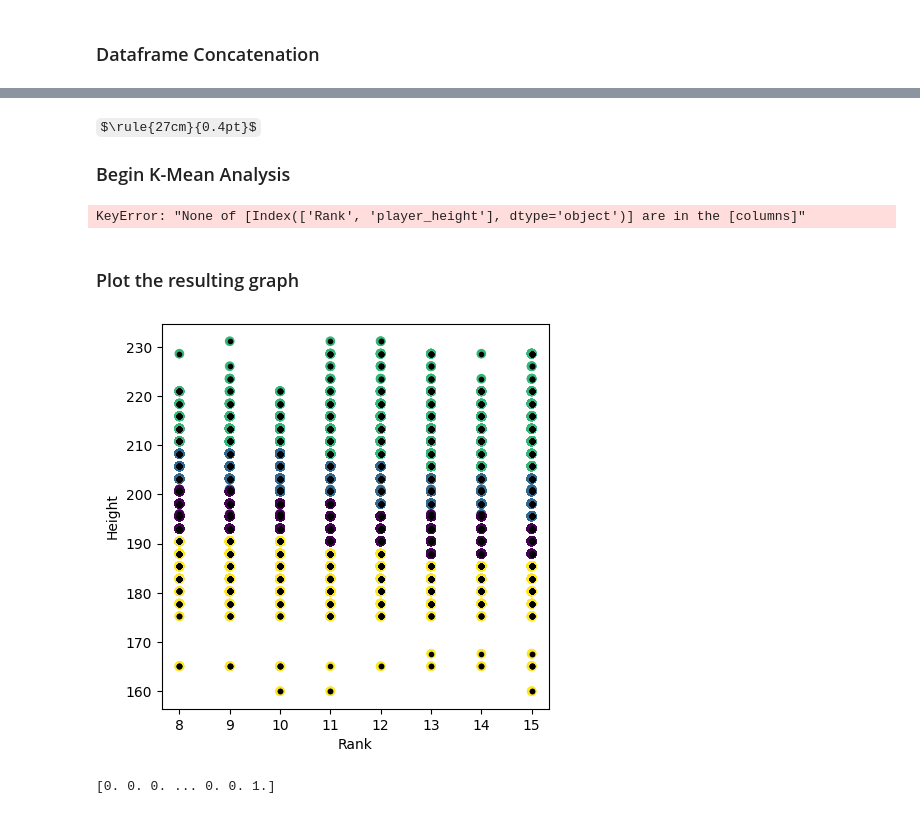
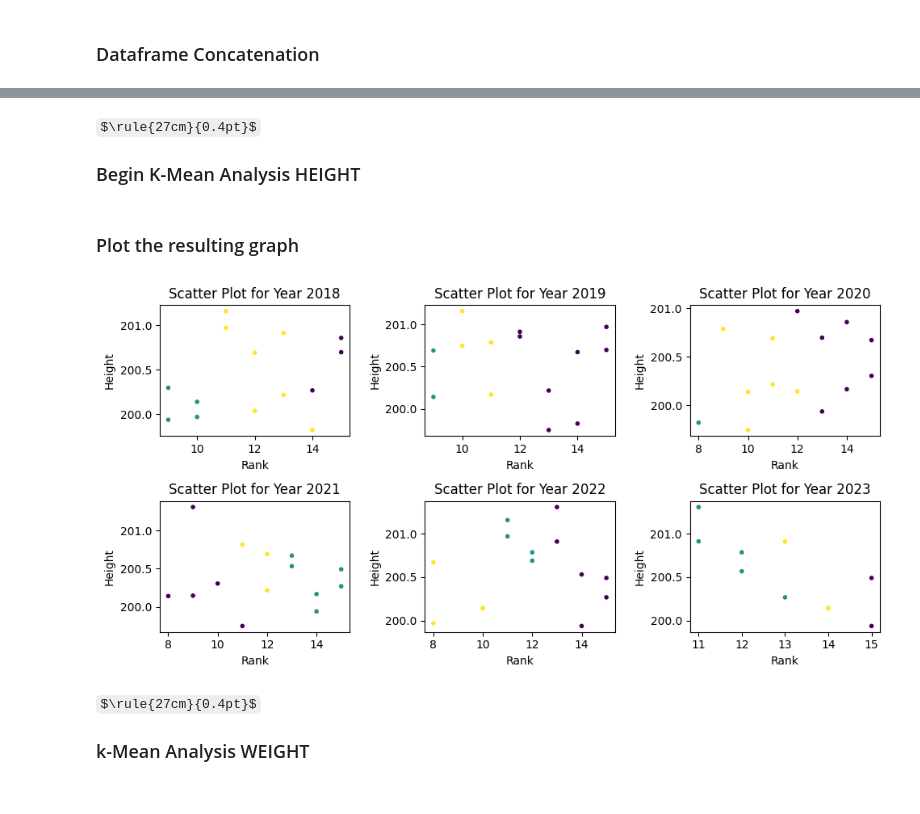
Before and after one commit to colekrant/ADS-Final-Project, a Jupyter notebook: height_weight.ipynb, the cells around one changed output, grey strips where cells are left out. Drawn from its saved outputs; the diff is of its cells as text; code cells hidden in the pictures; some formulas as TeX source.

```diff
--- a/height_weight.ipynb
+++ b/height_weight.ipynb
@@ -206,32 +231,49 @@ df.head(3)
 # %% [markdown]
 $\rule{27cm}{0.4pt}$
-### Begin K-Mean Analysis
+### Begin K-Mean Analysis HEIGHT
-# %%
-centroids, clusters, mean_error = kMeans(dfMaster[["Rank", "player_height"]], k=4)
-
-print('\n    Mean Error of {}'.format(mean_error))
-
-print('\nCentroids:')
-print(centroids)
-
-print('\nClusters:')
-print(clusters)
-# %% [output]
-KeyError: "None of [Index(['Rank', 'player_height'], dtype='object')] are in the [columns]"
+# %%
+#--------------------------------------------------------------------------------#
+## Use k-Means for clustering
+centroids_23, clusters_23, mean_error_23 = kMeans(df_23[["Rank", "Avg_Height"]], k=3)
+centroids_22, clusters_22, mean_error_22 = kMeans(df_22[["Rank", "Avg_Height"]], k=3)
+centroids_21, clusters_21, mean_error_21 = kMeans(df_21[["Rank", "Avg_Height"]], k=3)
+centroids_20, clusters_20, mean_error_20 = kMeans(df_20[["Rank", "Avg_Height"]], k=3)
+centroids_19, clusters_19, mean_error_19 = kMeans(df_19[["Rank", "Avg_Height"]], k=3)
+centroids_18, clusters_18, mean_error_18 = kMeans(df_18[["Rank", "Avg_Height"]], k=3)
+#--------------------------------------------------------------------------------#
 # %% [markdown]
 ### Plot the resulting graph
-# %%
-import matplotlib.pyplot as plt
-
-fig, ax = plt.subplots(1, 1, figsize=(5,5))
-plt.scatter(df[['Rank']], df[['player_height']], c = clusters)
-plt.scatter(df[['Rank']], df[['player_height']], c = 'black', marker='.')
-plt.xlabel("Rank")
-plt.ylabel("Height")
-plt.show()
-# %% [output]
-[figure, removed]
-# %%
-print(clusters)
-# %% [output]
-[0. 0. 0. ... 0. 0. 1.]
+# %%
+#--------------------------------------------------------------------------------#
+import matplotlib.pyplot as plt
+
+## Create lists to use for loop iteration for plotting
+#  dataframes, contains all the dataframes for each year
+#  clusters, contains all the clusters for each year
+#  years, contains all the years
+
+dataframes = [df_18, df_19, df_20, df_21, df_22, df_23]
+clusters = [clusters_18, clusters_19, clusters_20, clusters_21, clusters_22, clusters_23]
+years = [2018, 2019, 2020, 2021, 2022, 2023]
+
+## Initialize Plot
+fig, axes = plt.subplots(2, 3, figsize=(10, 5))
+axes = axes.flatten()
+
+## LOOP : Scatter Plot for each Year
+for i, (year, dataframe) in enumerate(zip(years, dataframes)):
+    ax = axes[i]
+    ax.scatter(dataframe['Rank'], dataframe['Avg_Height'], c=clusters[i], marker='.')
+    ax.set_xlabel("Rank")
+    ax.set_ylabel("Height")
+    ax.set_title("Scatter Plot for Year " + str(year))
+
+plt.tight_layout()
+plt.show()
+
+#--------------------------------------------------------------------------------#
+# %% [output]
+[figure, added]
+# %% [markdown]
+$\rule{27cm}{0.4pt}$
+### k-Mean Analysis WEIGHT
```
Also changed, not shown: parts of 5 cells of this notebook.
